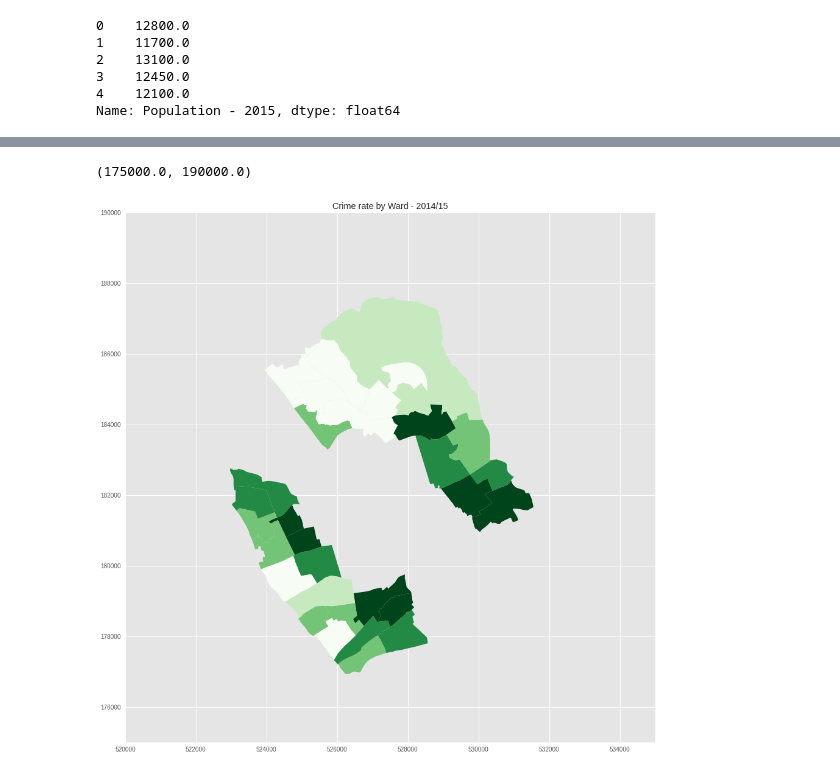
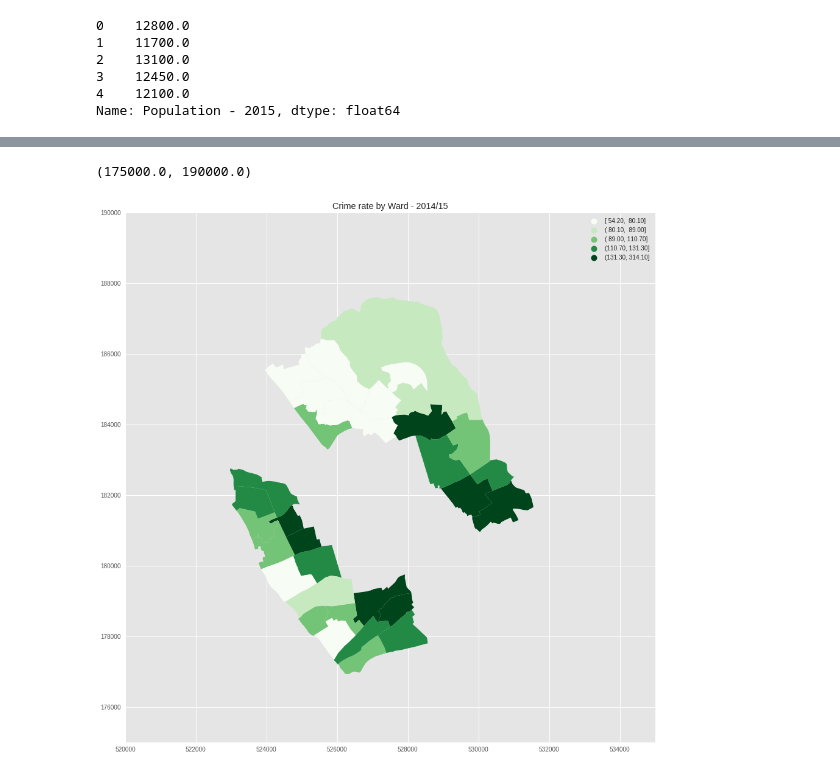
Before and after one commit to naomiburgess/QM2group15, a Jupyter notebook: Chloropleth_map.ipynb, the cells around one changed output, grey strips where cells are left out. Saved outputs shown, nothing was run; the diff lists cells and outputs as text; code cells hidden in the pictures.

```diff
--- a/Chloropleth_map.ipynb
+++ b/Chloropleth_map.ipynb
@@ -398,10 +400,11 @@ df_two
 | 34 | St. Charles | E05000398 | 70.783 | 0.000 | E09000020 | Kensington and Chelsea | 50483 | POLYGON ((524230.900 181514.300, ... | 373 | Kensington and Chelsea - St. Charles | ... |
 | 35 | Stanley | E05000399 | 66.235 | 0.000 | E09000020 | Kensington and Chelsea | 117490 | POLYGON ((526523.200 178032.900, ... | 374 | Kensington and Chelsea - Stanley | ... |
 # %%
-df_two.plot(column='Crime rate - 2014/15', cmap='Greens', scheme='quantiles', k=5).get_figure().savefig('crimerate.png')
+
+df_two.plot(column='Crime rate - 2014/15', cmap='Greens', scheme='quantiles', k=5, legend=True).get_figure().savefig('crimerate.png')
 plt.title('Crime rate by Ward - 2014/15')
 plt.xlim(520000,535000)
 plt.ylim(175000,190000)
 # %% [output]
 (175000.0, 190000.0)
-[figure, old version]
+[figure, new version]
```
Also changed, not shown: parts of 9 cells of this notebook.
